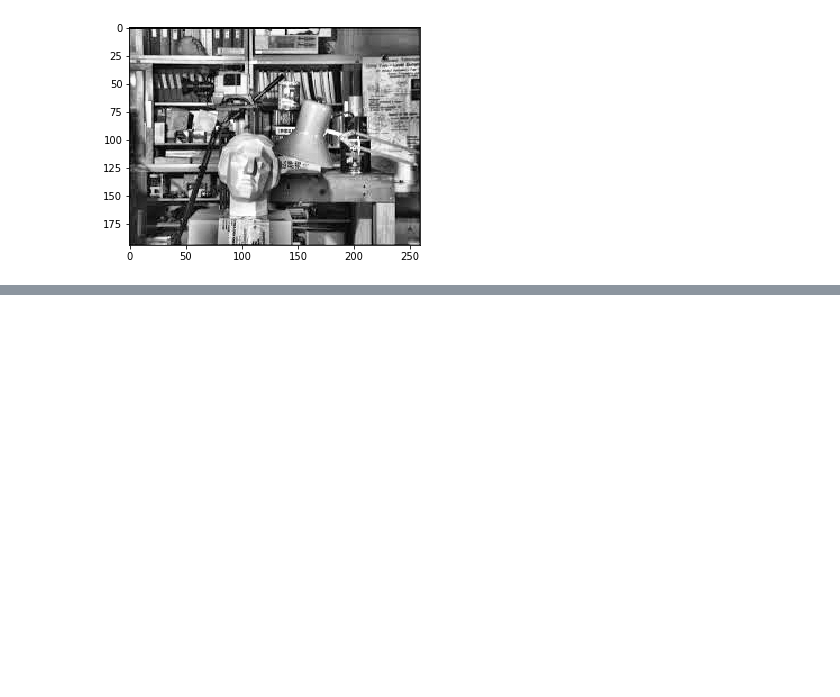
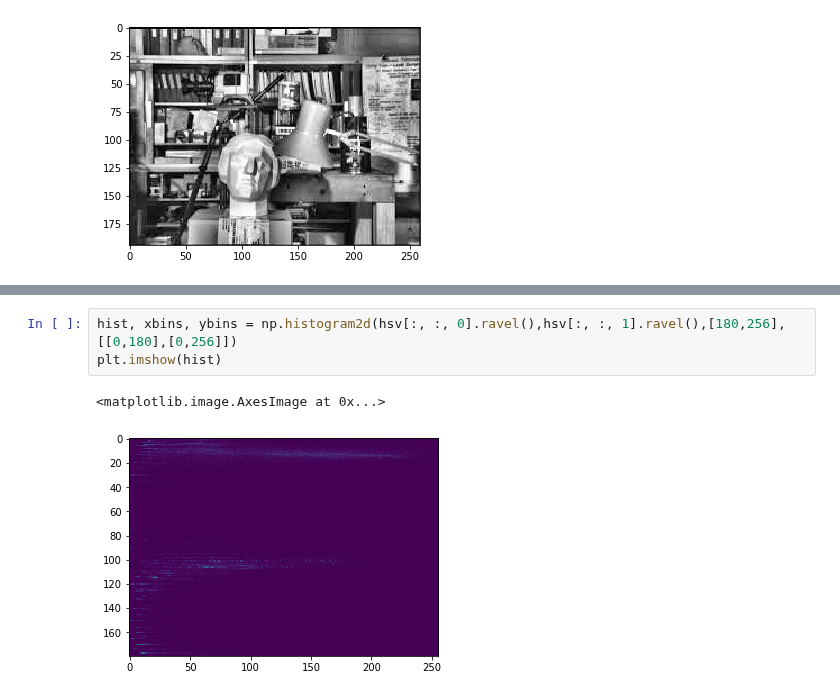
Before and after one commit to IamMohitM/OpenCV-Learning, a Jupyter notebook: Histograms.ipynb, the cells around one changed output, grey strips where cells are left out. Drawn from its saved outputs; the diff is of its cells as text; blank space fills up the shorter version.

```diff
--- a/Histograms.ipynb
+++ b/Histograms.ipynb
@@ -225,0 +268,6 @@ plt.imshow(cl1, 'gray')
+# %%
+hist, xbins, ybins = np.histogram2d(hsv[:, :, 0].ravel(),hsv[:, :, 1].ravel(),[180,256],[[0,180],[0,256]])
+plt.imshow(hist)
+# %% [output]
+<matplotlib.image.AxesImage at 0x...>
+[figure, added]
```
Also changed, not shown: parts of 8 cells of this notebook.
